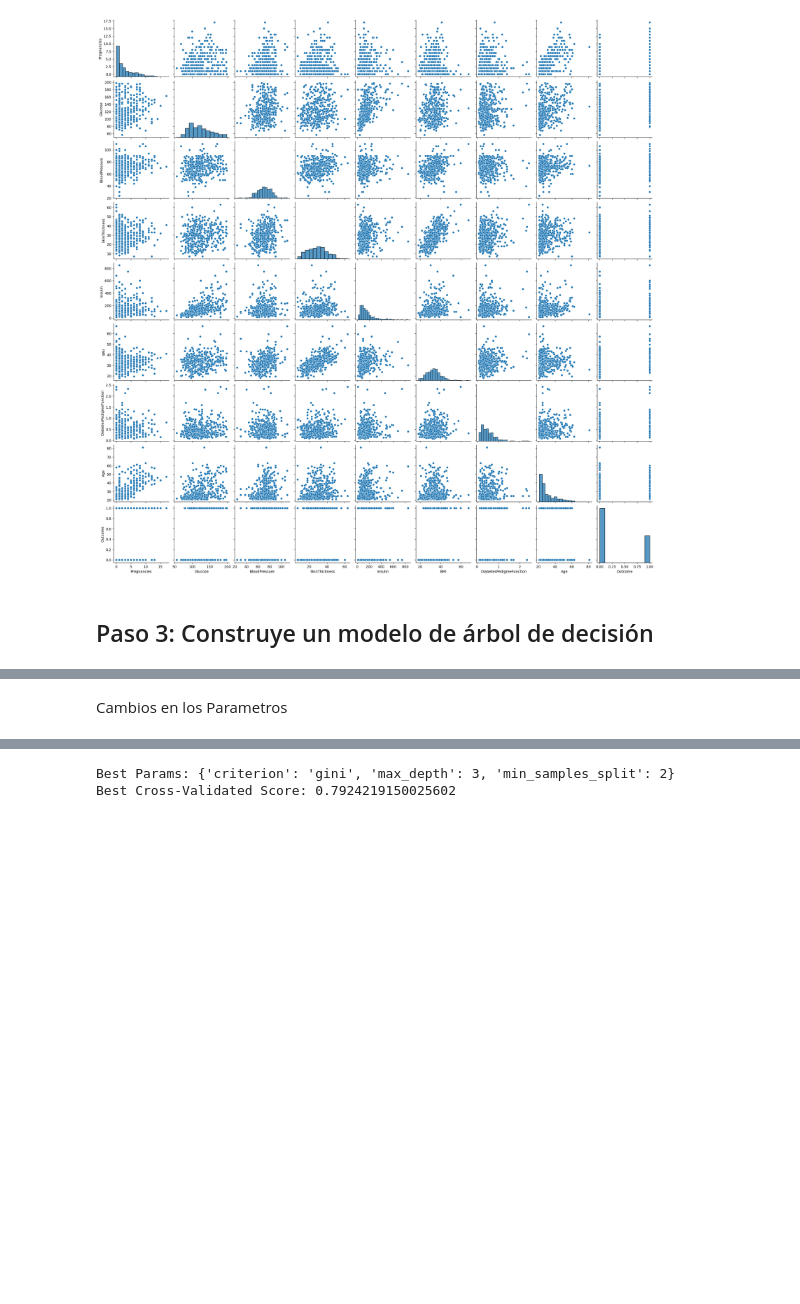
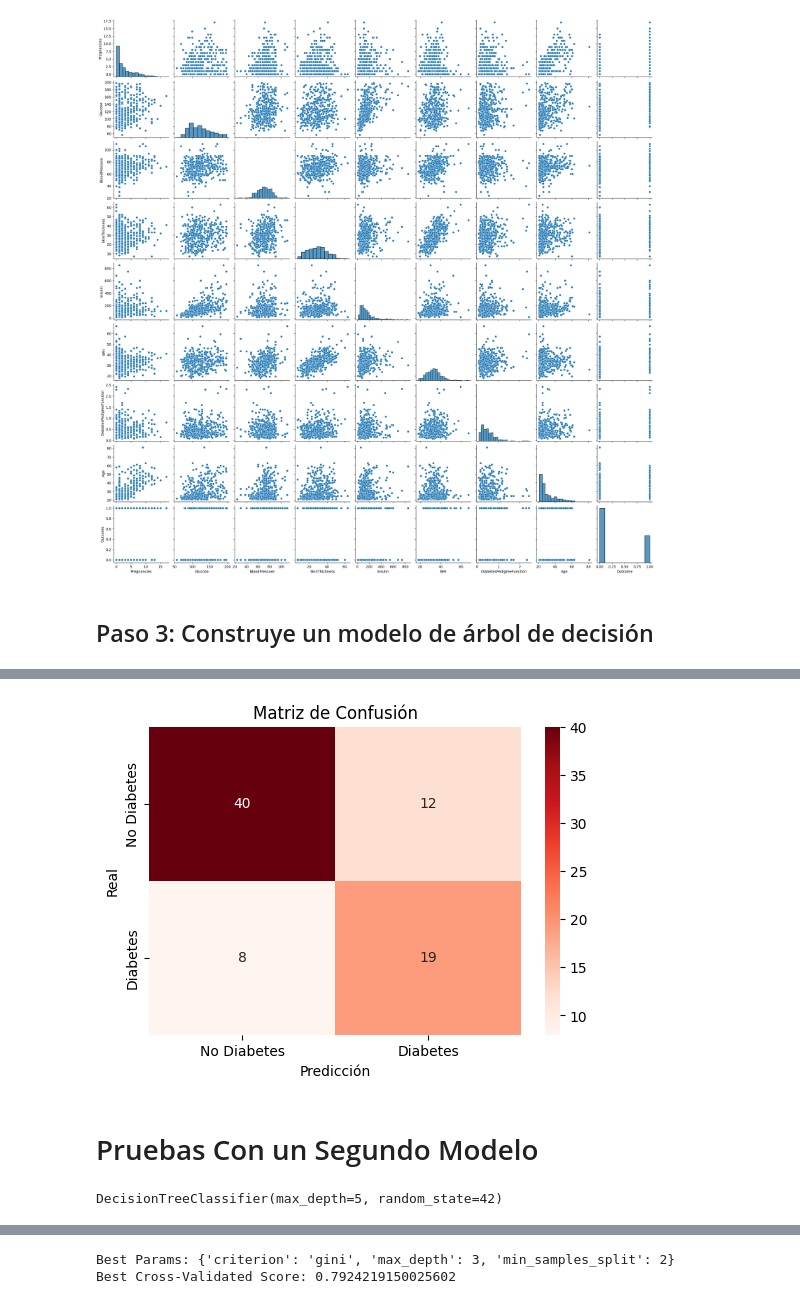
Before and after one commit to pcaliman2/17_Decision_Tree, a Jupyter notebook: src/explore.ipynb, the cells around one changed output, grey strips where cells are left out. Cells and saved outputs as stored; diff of their text form; code cells hidden in the pictures; blank space fills up the shorter version.

```diff
--- a/src/explore.ipynb
+++ b/src/explore.ipynb
@@ -269,7 +270,7 @@ def Matriz_Confusion(y_test_o, y_pred_o):
 
     # Matriz de confusión
     plt.figure(figsize=(6, 4))
-    sns.heatmap(confusion_matrix(y_test, y_pred), annot=True, fmt='d', cmap='Blues',
+    sns.heatmap(confusion_matrix(y_test, y_pred), annot=True, fmt='d', cmap='Reds',
             xticklabels=['No Diabetes', 'Diabetes'], yticklabels=['No Diabetes', 'Diabetes'])
     plt.xlabel("Predicción")
     plt.ylabel("Real")
@@ -277,4 +278,6 @@ def Matriz_Confusion(y_test_o, y_pred_o):
     plt.show()
 # %%
 
-Matriz_Confusion(y_test_o, y_pred_o)
+Matriz_Confusion(y_test, y_pred)
+# %% [output]
+[figure, added]
@@ -284,2 +284,7 @@ X_test_Escalada = scaler.transform(X_test)
-# %% [markdown]
-Cambios en los Parametros
+# %% [markdown]
+# Pruebas Con un Segundo Modelo
+# %%
+model_02 = DecisionTreeClassifier(criterion="gini", max_depth=5, min_samples_leaf =1, random_state=42)
+model_02.fit(X_train, y_train)
+# %% [output]
+DecisionTreeClassifier(max_depth=5, random_state=42)
```
Also changed, not shown: parts of 14 cells of this notebook, 1 other file.
